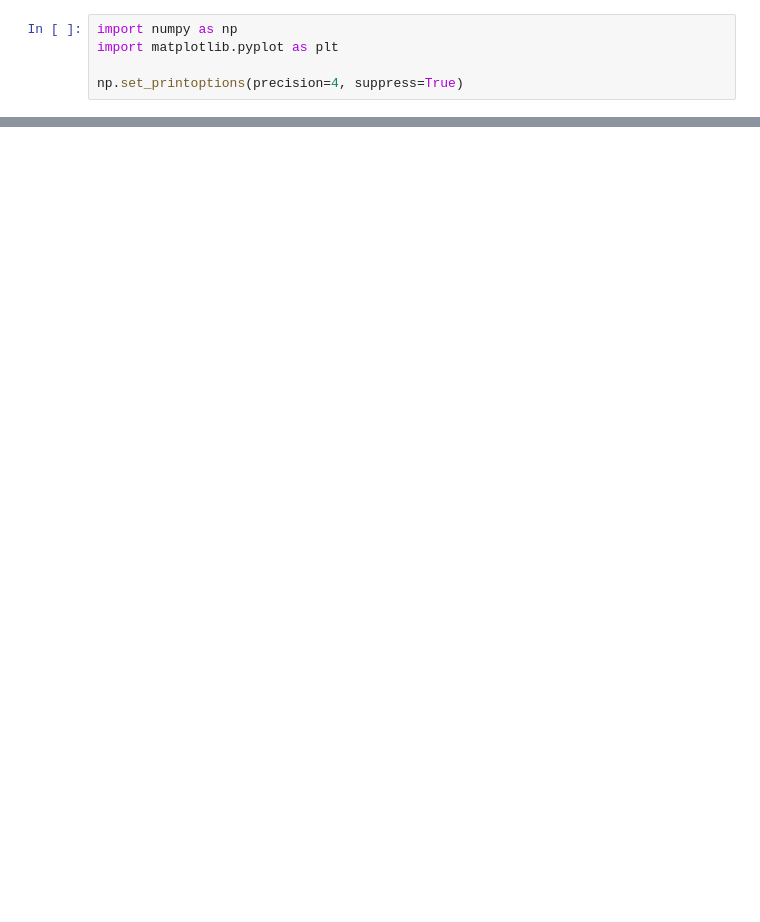
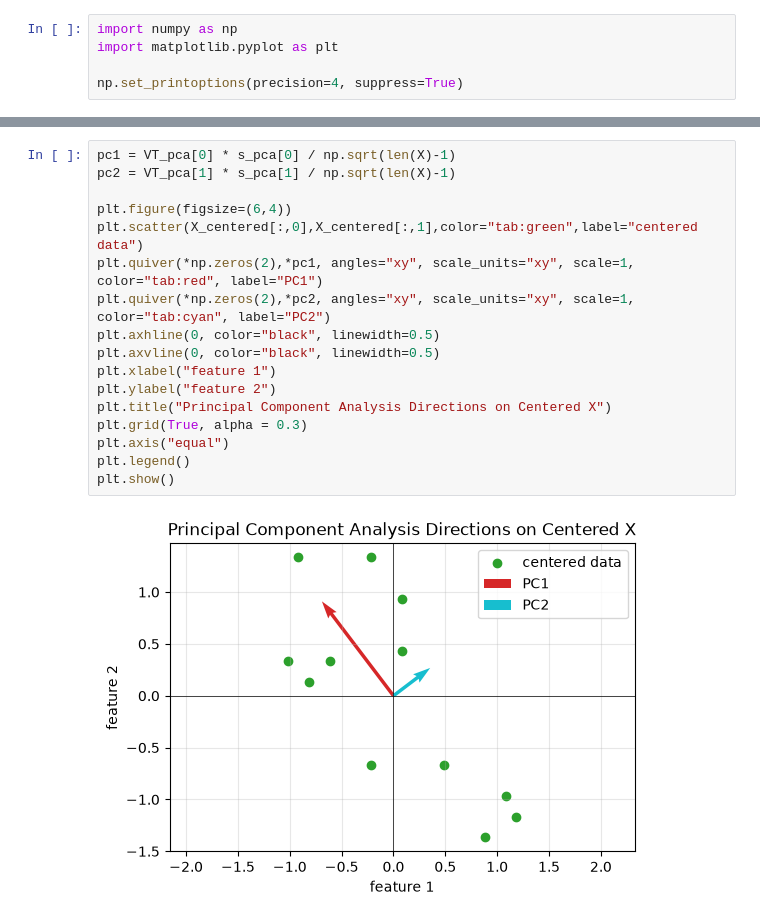
Before and after one commit to freyebeans/ASU-assignments, a Jupyter notebook: MAT422/HW1.4/notebook.ipynb, the cells around one changed output, grey strips where cells are left out. Drawn from its saved outputs; the diff is of its cells as text; blank space fills up the shorter version.

```diff
--- a/MAT422/HW1.4/notebook.ipynb
+++ b/MAT422/HW1.4/notebook.ipynb
@@ -12,0 +178,19 @@ np.set_printoptions(precision=4, suppress=True)
+# %%
+pc1 = VT_pca[0] * s_pca[0] / np.sqrt(len(X)-1)
+pc2 = VT_pca[1] * s_pca[1] / np.sqrt(len(X)-1)
+
+plt.figure(figsize=(6,4))
+plt.scatter(X_centered[:,0],X_centered[:,1],color="tab:green",label="centered data")
+plt.quiver(*np.zeros(2),*pc1, angles="xy", scale_units="xy", scale=1, color="tab:red", label="PC1")
+plt.quiver(*np.zeros(2),*pc2, angles="xy", scale_units="xy", scale=1, color="tab:cyan", label="PC2")
+plt.axhline(0, color="black", linewidth=0.5)
+plt.axvline(0, color="black", linewidth=0.5)
+plt.xlabel("feature 1")
+plt.ylabel("feature 2")
+plt.title("Principal Component Analysis Directions on Centered X")
+plt.grid(True, alpha = 0.3)
+plt.axis("equal")
+plt.legend()
+plt.show()
+# %% [output]
+[figure, added]
```
Also changed, not shown: parts of 13 cells of this notebook.
